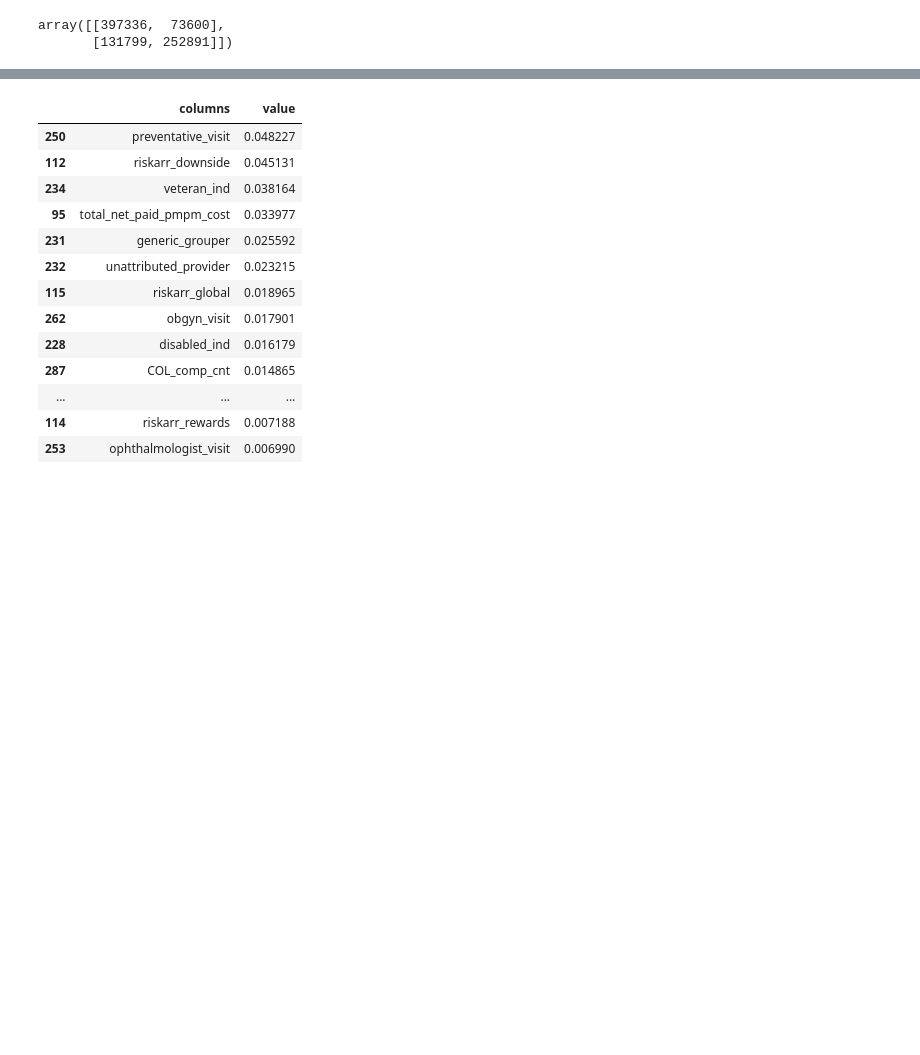
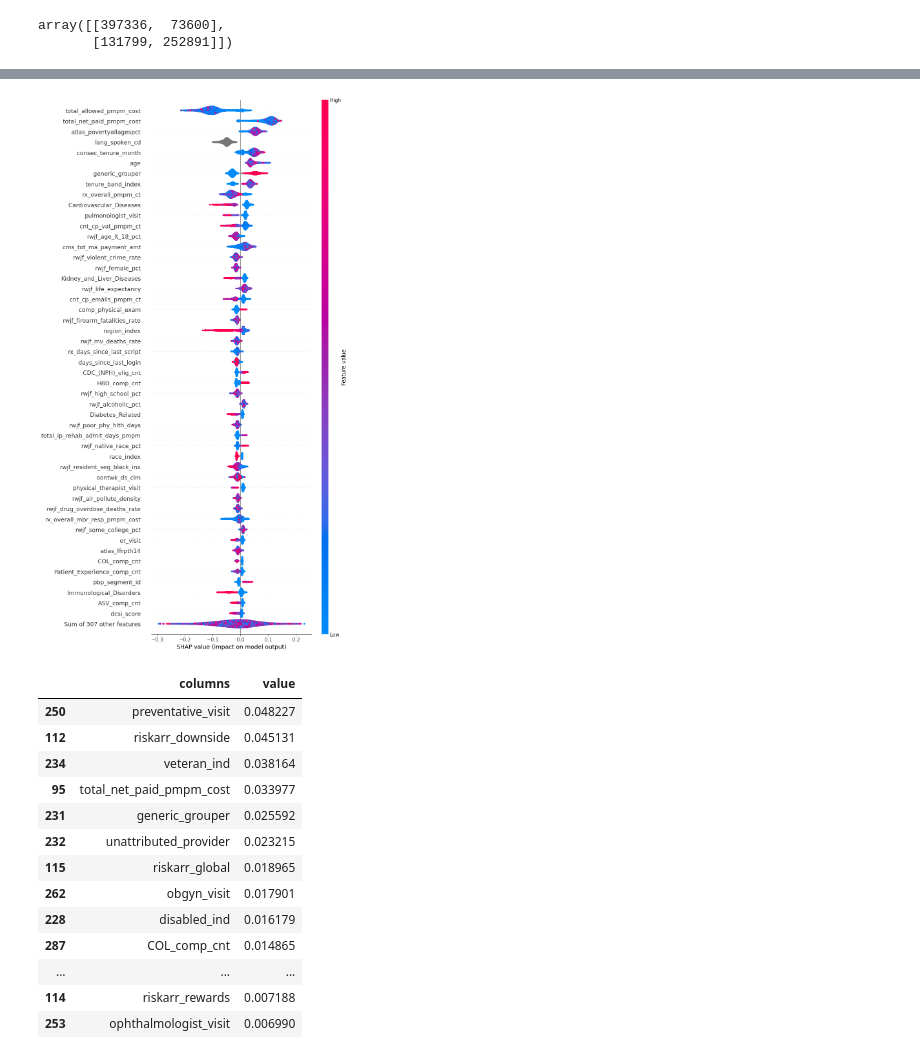
Before and after one commit to KavyaNair01/Machine_Learning, a Jupyter notebook: humana_model_test.ipynb, the cells around one changed output, grey strips where cells are left out. Cells and saved outputs as stored; diff of their text form; code cells hidden in the pictures; blank space fills up the shorter version.

```diff
--- a/humana_model_test.ipynb
+++ b/humana_model_test.ipynb
@@ -464,3 +446,3 @@ Processing triggers for man-db (2.10.2-1) ...
 # %%
-explainer=GPUTreeExplainer(single_model,explain_df,model_output='probability')
-shap_values_adult = explainer(explain_df_FN)
+explainer=TreeExplainer(single_model,explain_df,model_output='probability')
+shap_values_adult = explainer(explain_df_FN.sample(frac=0.25))
@@ -493,0 +453,4 @@ os.environ["CUDA_PATH"] = "/usr/local/cuda"
+# %%
+shap.plots.beeswarm(shap_values_adult,max_display=50)
+# %% [output]
+[figure, added]
```
Also changed, not shown: parts of 14 cells of this notebook.
